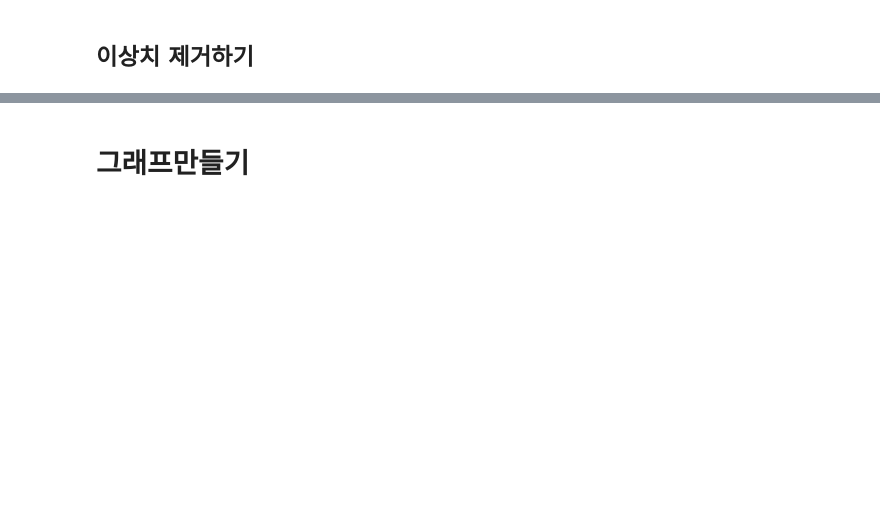
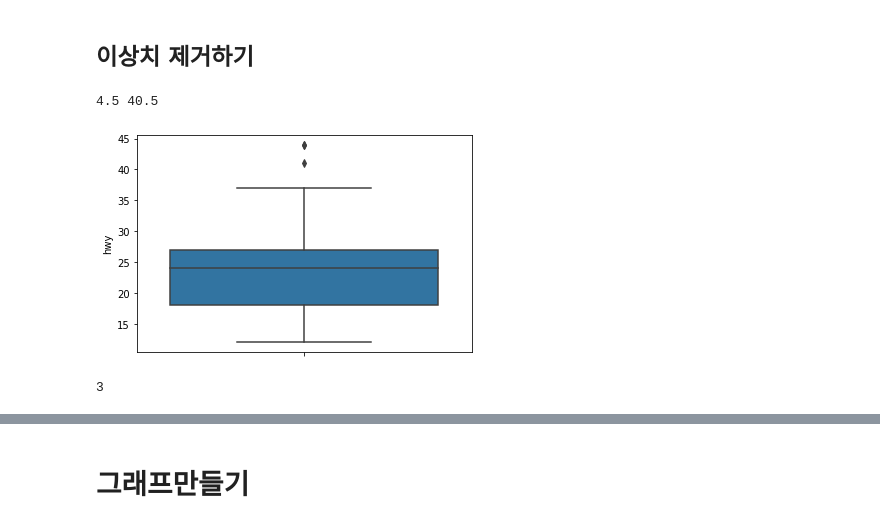
Before and after one commit to seon0415/weit, a Jupyter notebook: 위아이티_ipynb의_사본.ipynb, the cells around one changed output, grey strips where cells are left out. Cells and saved outputs as stored; diff of their text form; code cells hidden in the pictures; blank space fills up the shorter version.

```diff
--- a/위아이티_ipynb의_사본.ipynb
+++ b/위아이티_ipynb의_사본.ipynb
@@ -619,10 +752,17 @@ df['score']=np.where(df['score']>5, np.nan, df['score'])
 ## **이상치 제거하기**
 # %%
 #1. 상자그림, 사분위수, IQR(1사분위수와 3사분위수 거리), 하한과 상한으로 극단치 기준값 정하기
+import seaborn as sns
+mpg=pd.read_csv('mpg.csv')
+
 sns.boxplot(data=mpg, y='hwy')
+
 pct25=mpg['hwy'].quantile(.25)
 pct75=mpg['hwy'].quantile(.75)
 iqr=pct75-pct25
 
-pct25-1.5*iqr #하한
-pct75+1.5*iqr #상한
+print(pct25-1.5*iqr #하한
+,pct75+1.5*iqr) #상한
+# %% [output]
+4.5 40.5
+[figure, added]
@@ -631,2 +769,9 @@ pct75+1.5*iqr #상한
+# %%
+#2. 극단치를 결측처리하기
+mpg['hwy']=np.where((mpg['hwy']<4.5)|(mpg['hwy']>40.5),
+                    np.nan, mpg['hwy'])
+mpg['hwy'].isna().sum()
+# %% [output]
+3
 # %%
 #3. 결측치를 제거하고 분석하기
```
Also changed, not shown: parts of 28 cells of this notebook.
